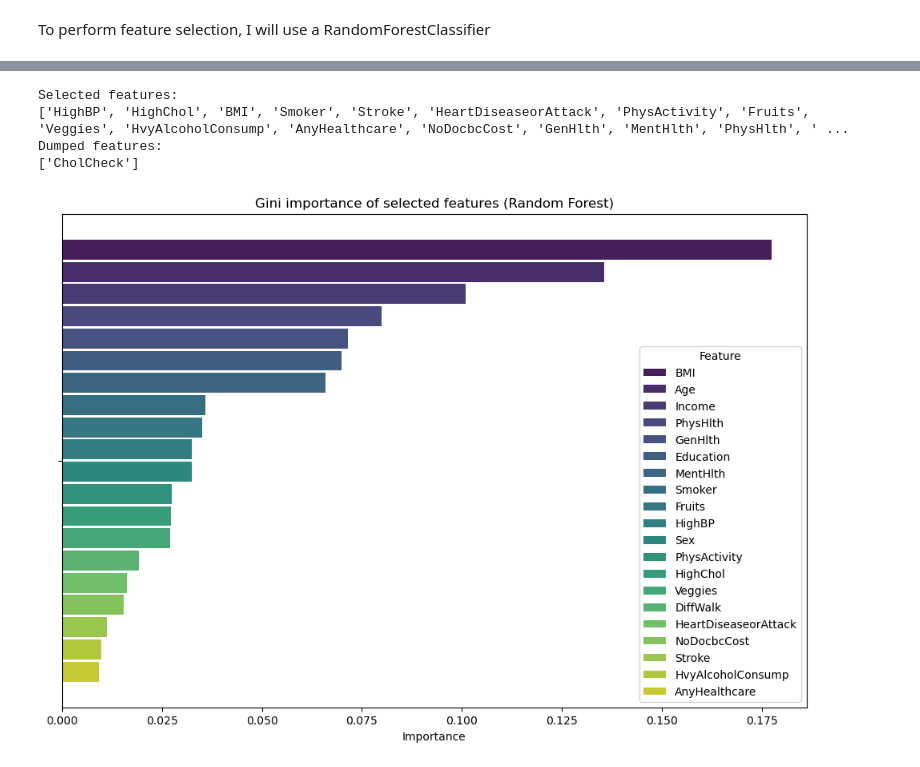
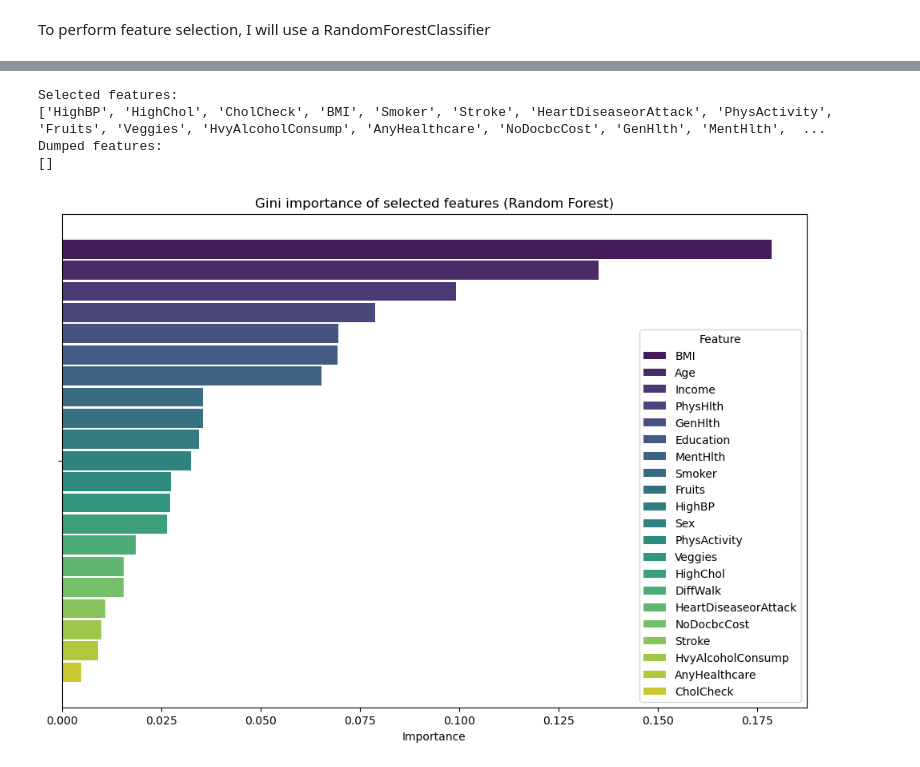
Before and after one commit to Mcentenaro/Diabetes_Risk_ML, a Jupyter notebook: data_processing__feature_sel.ipynb, the cells around one changed output, grey strips where cells are left out. Drawn from its saved outputs; the diff is of its cells as text; code cells hidden in the pictures.

```diff
--- a/data_processing__feature_sel.ipynb
+++ b/data_processing__feature_sel.ipynb
@@ -122,13 +125,13 @@ To perform feature selection, I will use a RandomForestClassifier
 rf_selector = RandomForestClassifier(
     n_estimators=100,
     class_weight='balanced',
-    random_state=3,
+    random_state=42,
     n_jobs=-1
 )
 
 # 10 fold cross-cv
 # with stratified k fold the class proportions are maintained. This is crucial to avoid splits in which the 1 class (pre-diabetic) is absent, since its very little represented
-cv_class_prop = StratifiedKFold(n_splits=10, shuffle=True, random_state=3)
+cv_class_prop = StratifiedKFold(n_splits=10, shuffle=True, random_state=42)
 
 # MCC as scoring method since its suitable for unbalanced classes
 mcc_scorer = make_scorer(matthews_corrcoef)
@@ -139,7 +142,7 @@ rfecv = RFECV(
     estimator=rf_selector,
     step=1,
     cv=cv_class_prop,
-    scoring="f1_weighted",
+    scoring=mcc_scorer,
     verbose=3,
 
 )
@@ -196,27 +200,27 @@ Numero Ottimale di Feature: 20
 # %%
 feature_selected = training_x.columns[rfecv.support_]
 feature_dumped = training_x.columns[~rfecv.support_]
 
 print("Selected features:")
-print(list(feature_rimaste))
+print(list(feature_selected))
 
 print("Dumped features:")
-print(list(feature_scartate))
+print(list(feature_dumped))
 
 importances = rfecv.estimator_.feature_importances_
 
 df_imp = pd.DataFrame({
-    'Feature': feature_rimaste,
+    'Feature': feature_selected,
     'Importance': importances
 }).sort_values(by='Importance', ascending=False)
 
 plt.figure(figsize=(12, 8))
 sns.barplot(x='Importance', hue='Feature', data=df_imp, palette='viridis' , width=0.9 ,gap=0.1)
 plt.title("Gini importance of selected features (Random Forest)")
 plt.show()
 # %% [output]
 Selected features:
-['HighBP', 'HighChol', 'BMI', 'Smoker', 'Stroke', 'HeartDiseaseorAttack', 'PhysActivity', 'Fruits', 'Veggies', 'HvyAlcoholConsump', 'AnyHealthcare', 'NoDocbcCost', 'GenHlth', 'MentHlth', 'PhysHlth', ' ...
+['HighBP', 'HighChol', 'CholCheck', 'BMI', 'Smoker', 'Stroke', 'HeartDiseaseorAttack', 'PhysActivity', 'Fruits', 'Veggies', 'HvyAlcoholConsump', 'AnyHealthcare', 'NoDocbcCost', 'GenHlth', 'MentHlth',  ...
 Dumped features:
-['CholCheck']
+[]
-[figure, old version]
+[figure, new version]
```
Also changed, not shown: parts of 9 cells of this notebook, 1 other file.
